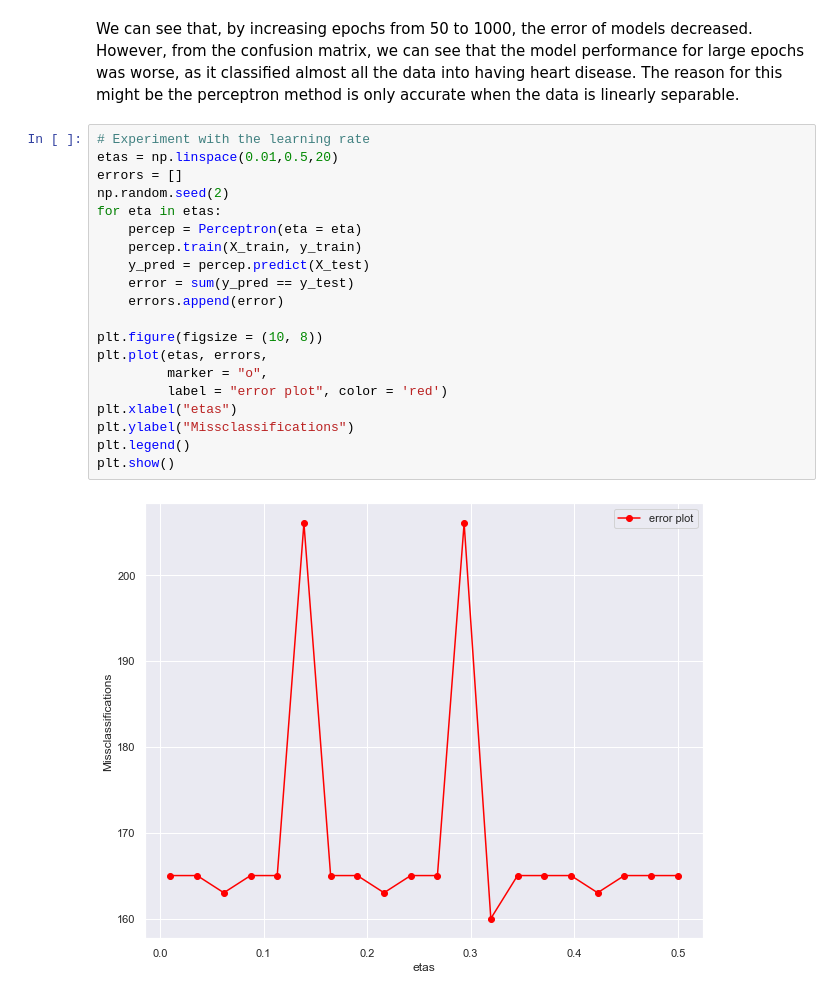
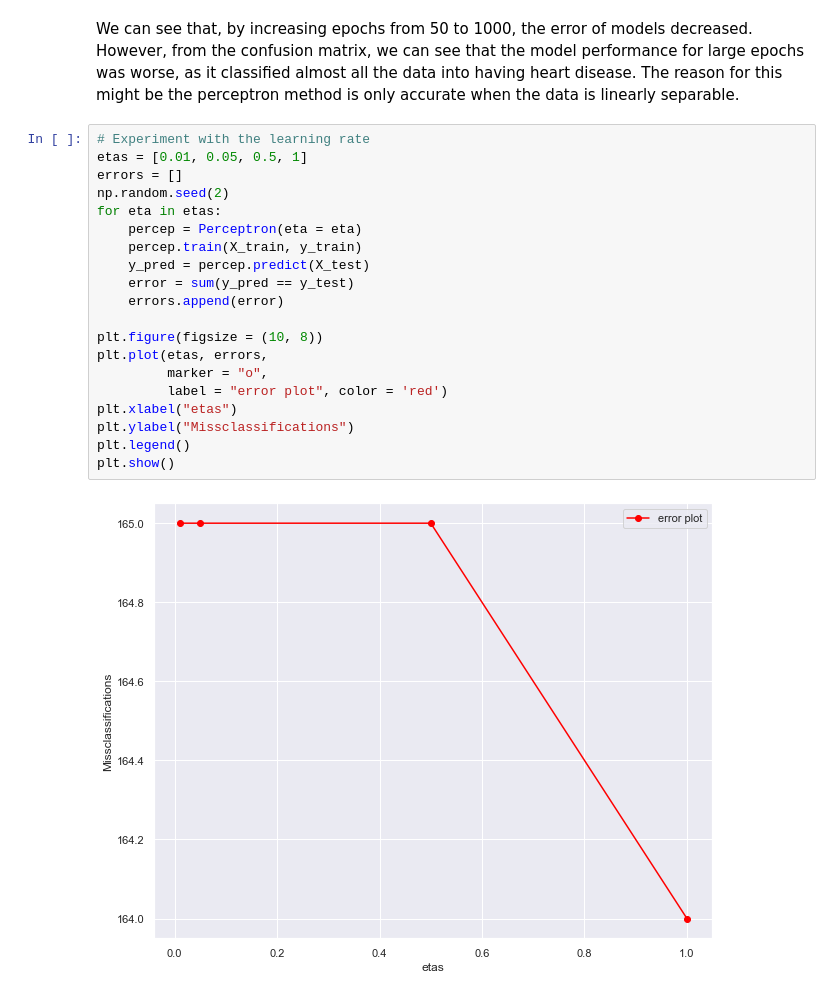
Before and after one commit to YulinLi98/INDE_577_Repo, a Jupyter notebook: supervised learning/Perceptron/Perceptron.ipynb, the cells around one changed output. Drawn from its saved outputs; the diff is of its cells as text.

```diff
--- a/supervised learning/Perceptron/Perceptron.ipynb
+++ b/supervised learning/Perceptron/Perceptron.ipynb
@@ -192,23 +192,23 @@ weighted avg       0.76      0.60      0.45       276
 We can see that, by increasing epochs from 50 to 1000, the error of models decreased. However, from the confusion matrix, we can see that the model performance for large epochs was worse, as it classified almost all the data into having heart disease. The reason for this might be the perceptron method is only accurate when the data is linearly separable.
 # %%
 # Experiment with the learning rate
-etas = np.linspace(0.01,0.5,20)
+etas = [0.01, 0.05, 0.5, 1]
 errors = []
 np.random.seed(2)
 for eta in etas:
     percep = Perceptron(eta = eta)
     percep.train(X_train, y_train)
     y_pred = percep.predict(X_test)
     error = sum(y_pred == y_test)
     errors.append(error)
 
 plt.figure(figsize = (10, 8))
 plt.plot(etas, errors,
          marker = "o",
          label = "error plot", color = 'red')
 plt.xlabel("etas")
 plt.ylabel("Missclassifications")
 plt.legend()
 plt.show()
 # %% [output]
-[figure, old version]
+[figure, new version]
```
